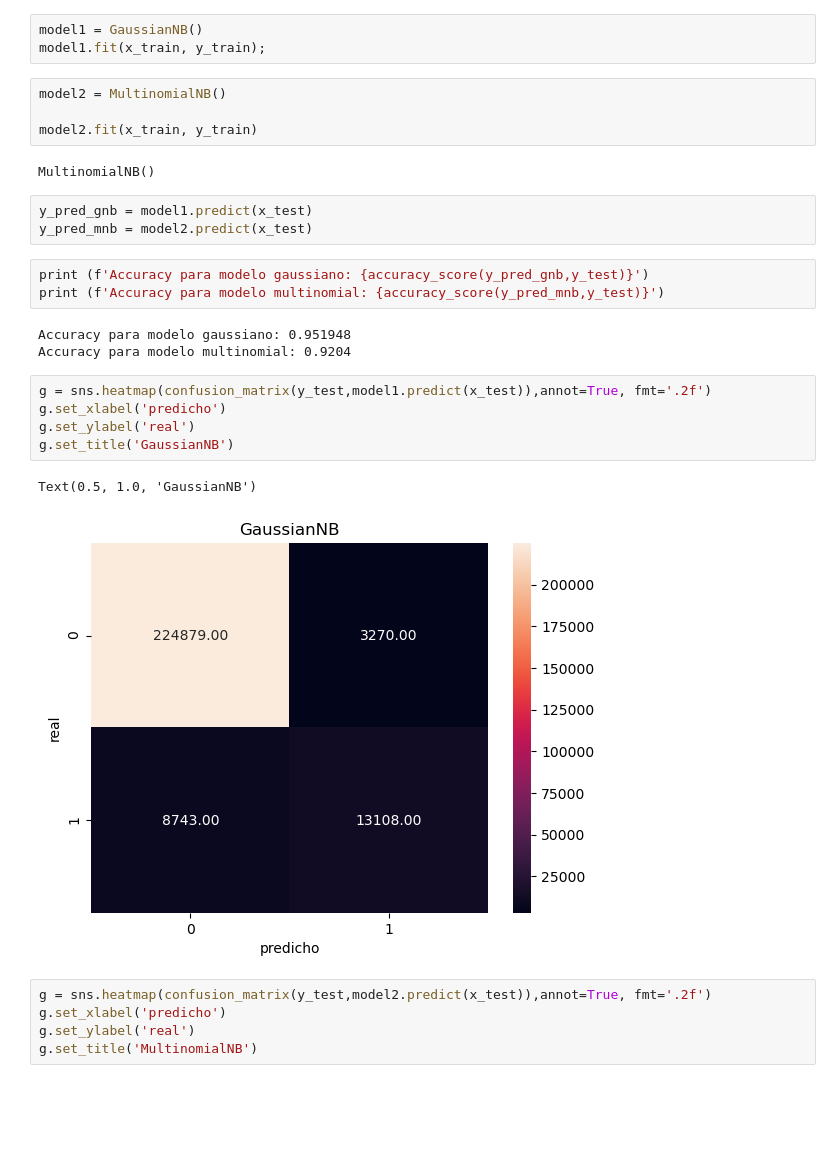
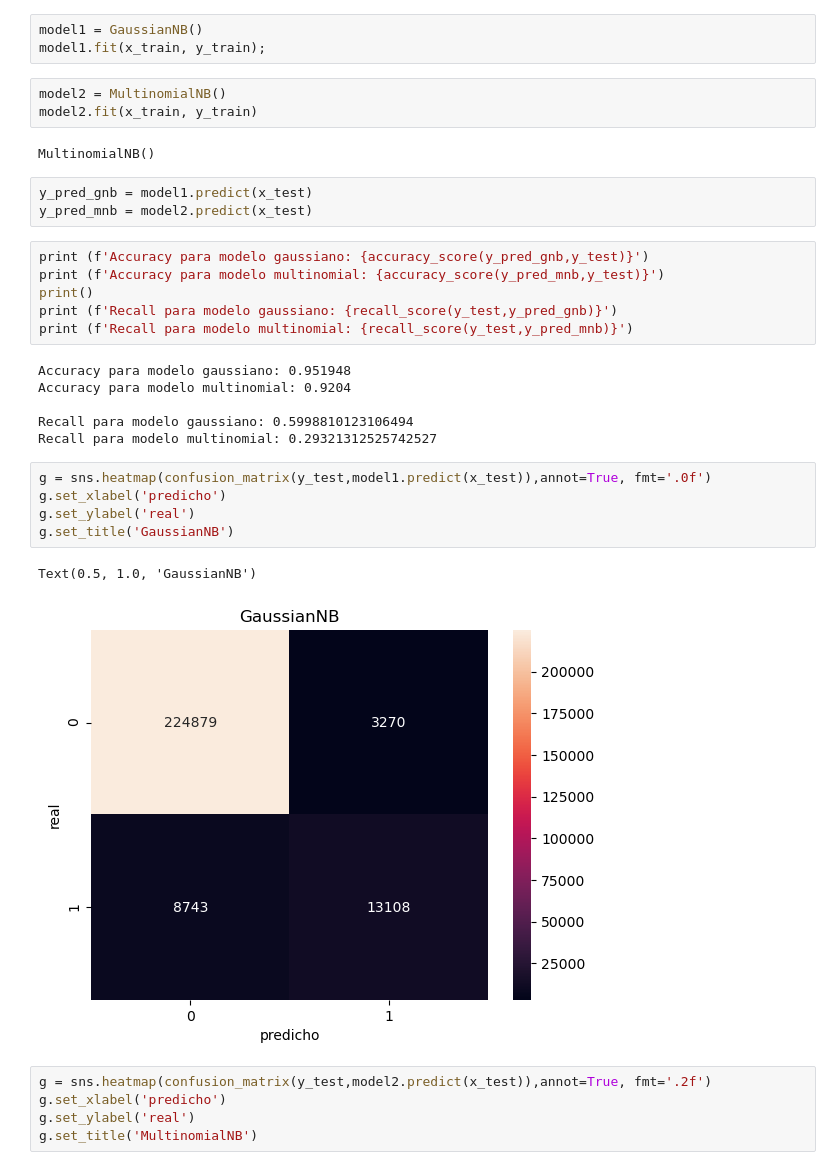
Before and after one commit to asasa293/limpieza_datos, a Jupyter notebook: TP3/TP3 Santiago.ipynb, the cells around one changed output. Cells and saved outputs as stored; diff of their text form; blank space fills up the shorter version.

Commit message:
Agregar Recall Score para modelos Naive Bayes

```diff
--- a/TP3/TP3 Santiago.ipynb
+++ b/TP3/TP3 Santiago.ipynb
@@ -186,7 +187,6 @@ model1 = GaussianNB()
 model1.fit(x_train, y_train);
 # %%
 model2 = MultinomialNB()
-
 model2.fit(x_train, y_train)
 # %% [output]
 MultinomialNB()
@@ -196,17 +196,23 @@ y_pred_mnb = model2.predict(x_test)
 # %%
 print (f'Accuracy para modelo gaussiano: {accuracy_score(y_pred_gnb,y_test)}')
 print (f'Accuracy para modelo multinomial: {accuracy_score(y_pred_mnb,y_test)}')
+print()
+print (f'Recall para modelo gaussiano: {recall_score(y_test,y_pred_gnb)}')
+print (f'Recall para modelo multinomial: {recall_score(y_test,y_pred_mnb)}')
 # %% [output]
 Accuracy para modelo gaussiano: 0.951948
 Accuracy para modelo multinomial: 0.9204
+
+Recall para modelo gaussiano: 0.5998810123106494
+Recall para modelo multinomial: 0.29321312525742527
 # %%
-g = sns.heatmap(confusion_matrix(y_test,model1.predict(x_test)),annot=True, fmt='.2f')
+g = sns.heatmap(confusion_matrix(y_test,model1.predict(x_test)),annot=True, fmt='.0f')
 g.set_xlabel('predicho')
 g.set_ylabel('real')
 g.set_title('GaussianNB')
 # %% [output]
 Text(0.5, 1.0, 'GaussianNB')
-[figure, old version]
+[figure, new version]
 # %%
 g = sns.heatmap(confusion_matrix(y_test,model2.predict(x_test)),annot=True, fmt='.2f')
 g.set_xlabel('predicho')
```
Also changed, not shown: parts of 4 cells of this notebook.
